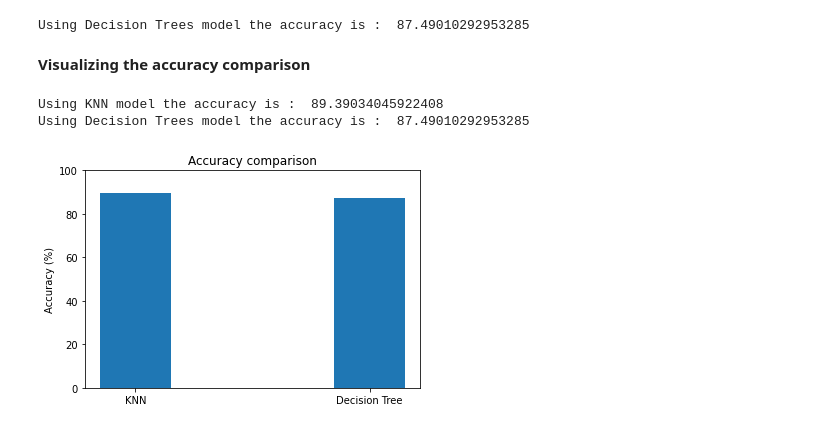
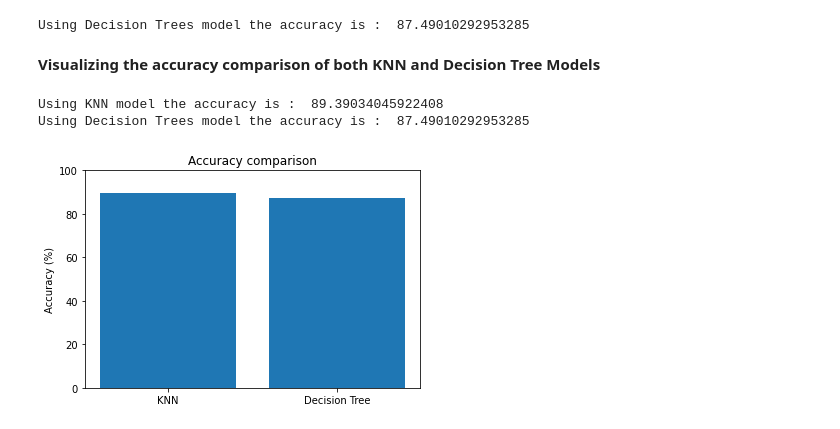
Before and after one commit to AbdulSheffa/Spam-email, a Jupyter notebook: MachineLearningCW.ipynb, the cells around one changed output. Cells and saved outputs as stored; diff of their text form; code cells hidden in the pictures.

```diff
--- a/MachineLearningCW.ipynb
+++ b/MachineLearningCW.ipynb
@@ -407,28 +411,25 @@ print("Using Decision Trees model the accuracy is : ",accuracy_score(prediction,
 # %% [output]
 Using Decision Trees model the accuracy is :  87.49010292953285
 # %% [markdown]
-**Visualizing the accuracy comparison**
+**Visualizing the accuracy comparison of both KNN and Decision Tree Models**
 # %%
 # the comparison of accuracy between both KNN and Decision tree model
 knn_accuracy = accuracy_score(predicted_y,y_test)*100
 print("Using KNN model the accuracy is : ",knn_accuracy)
 
 Decision_Tree_Accuracy = accuracy_score(prediction,y_test)*100
 print("Using Decision Trees model the accuracy is : ", Decision_Tree_Accuracy)
-
 print("")
-
-
 #visualizing the comparison
-plt.bar(['KNN', 'Decision Tree'],[knn_accuracy,Decision_Tree_Accuracy], width = 0.3)
+plt.bar(['KNN', 'Decision Tree'],[knn_accuracy,Decision_Tree_Accuracy])
 
 #since the accuracy is calculated interms of percentage, we will set the y limit from 0 to 100
 plt.ylim(0,100)
 plt.title("Accuracy comparison")
 plt.ylabel("Accuracy (%)")
 plt.plot()
 plt.show()
 # %% [output]
 Using KNN model the accuracy is :  89.39034045922408
 Using Decision Trees model the accuracy is :  87.49010292953285
-[figure, old version]
+[figure, new version]
```
Also changed, not shown: parts of 7 cells of this notebook.
